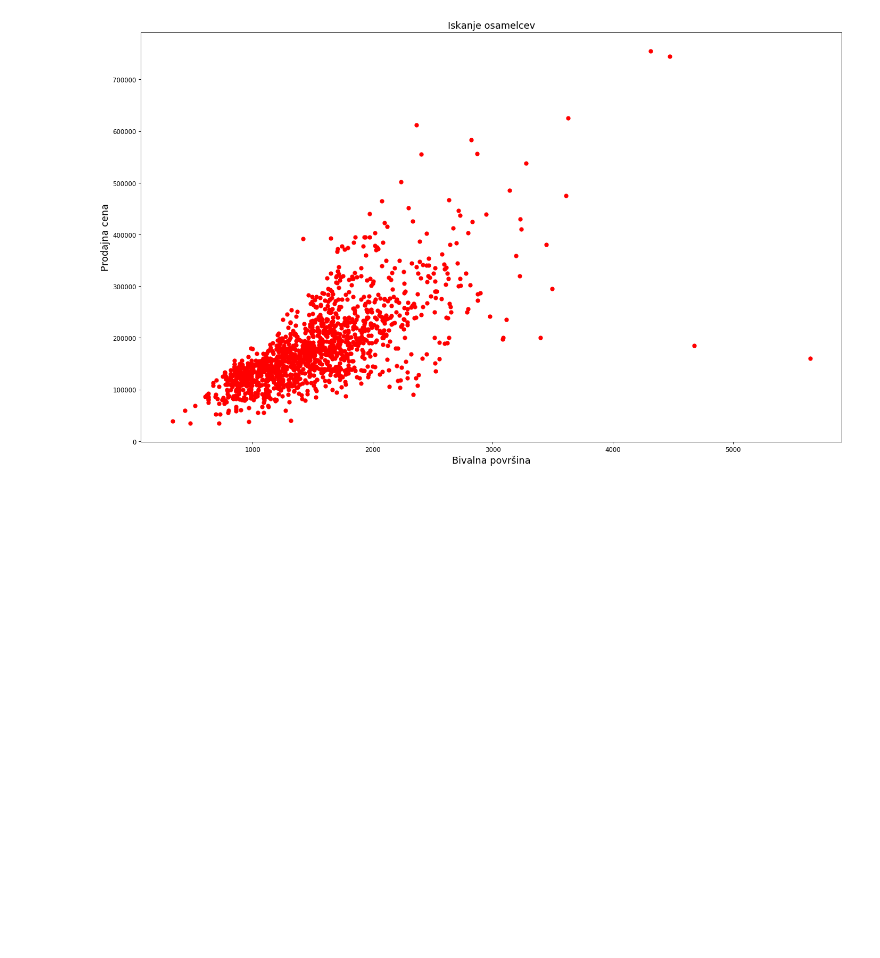
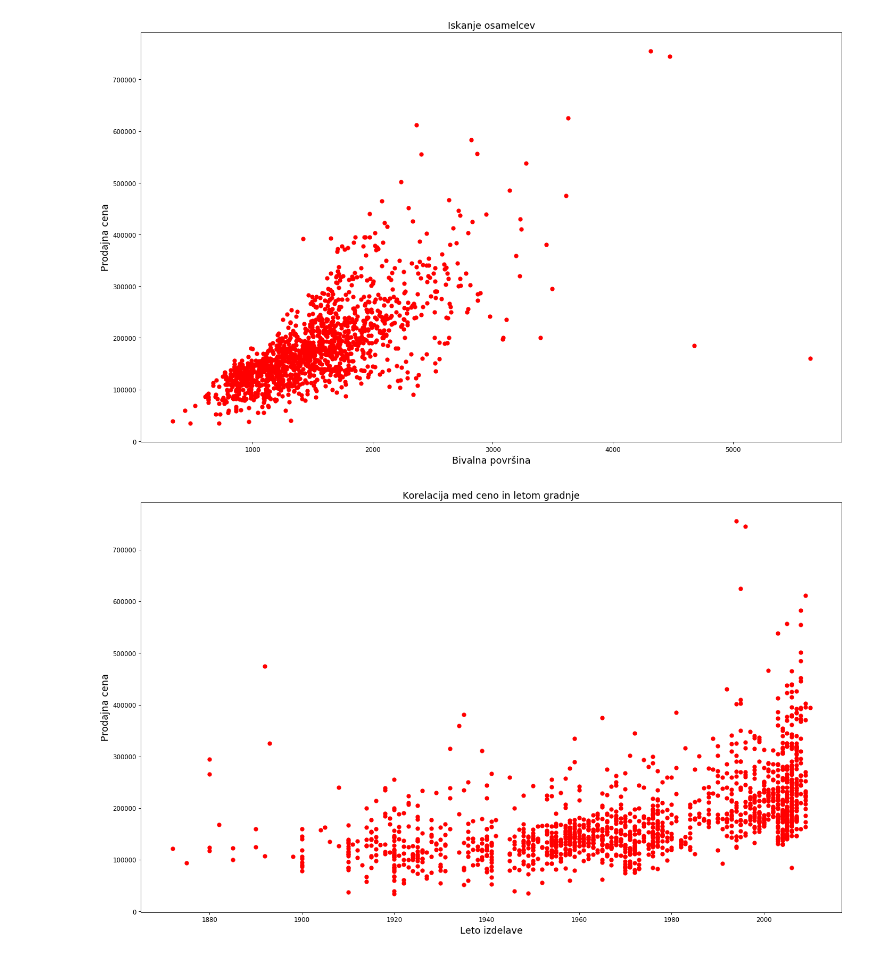
Before and after one commit to amadej10/PR19ASDBJCBZ, a Jupyter notebook: PR_ocenjevanje_vrednosti_his.ipynb, the cells around one changed output. Drawn from its saved outputs; the diff is of its cells as text; code cells hidden in the pictures; blank space fills up the shorter version.

```diff
--- a/PR_ocenjevanje_vrednosti_his.ipynb
+++ b/PR_ocenjevanje_vrednosti_his.ipynb
@@ -16,9 +16,11 @@ povprecne_cene = dict()
 from csv import DictReader
 
 sale_price_gr_liv_area = []
+sale_price_year_built = []
 reader = DictReader(open('data/train.csv', 'rt', encoding='utf-8'))
 for row in reader:
     sale_price_gr_liv_area.append([int(row["SalePrice"]),int(row["GrLivArea"])])
+    sale_price_year_built.append([int(row["SalePrice"]),int(row["YearBuilt"])])
 # %%
 # 12 soseska
 # 80 cene
@@ -84,3 +86,16 @@ plt.title('Iskanje osamelcev', fontsize=15)
 plt.show();
 # %% [output]
 [figure]
+# %%
+#Korelacija med ceno in letom gradnje
+np_SP_YB= np.array(sale_price_year_built)
+#np_SP_YB[:,1] leto
+#np_SP_YB[:,0] cene
+fig=plt.figure(figsize=(20, 12), dpi= 85, facecolor='W', edgecolor='k')
+plt.scatter(np_SP_YB[:,1], np_SP_YB[:,0], color="R")
+plt.ylabel('Prodajna cena', fontsize=15)
+plt.xlabel('Leto izdelave', fontsize=15)
+plt.title('Korelacija med ceno in letom gradnje', fontsize=15)
+plt.show();
+# %% [output]
+[figure, added]
```
Also changed, not shown: parts of 1 cell of this notebook, 3 other files.
